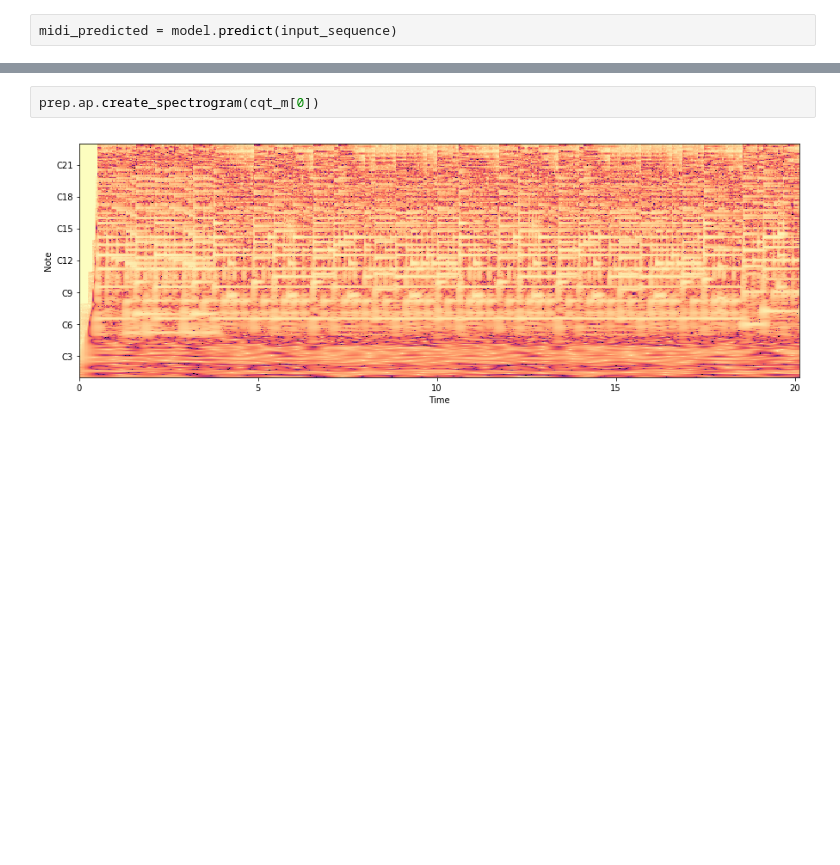
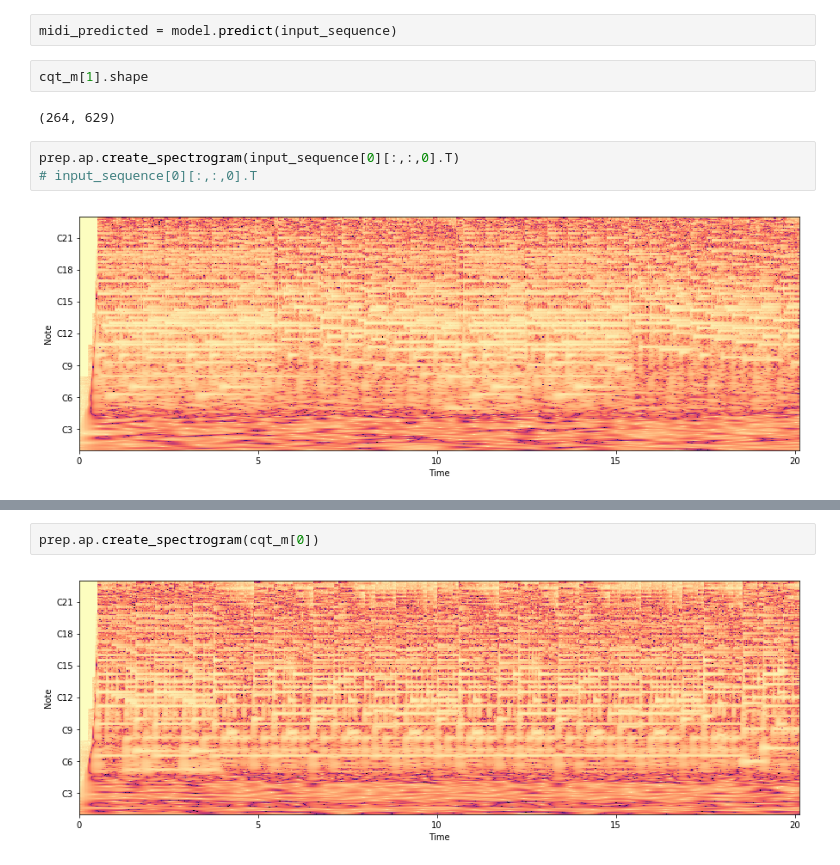
Before and after one commit to kosmels/amt_nn, a Jupyter notebook: model.ipynb, the cells around one changed output, grey strips where cells are left out. Drawn from its saved outputs; the diff is of its cells as text; blank space fills up the shorter version.

```diff
--- a/model.ipynb
+++ b/model.ipynb
@@ -232,3 +313,12 @@ input_sequence.shape
 # %%
 midi_predicted = model.predict(input_sequence)
+# %%
+cqt_m[1].shape
+# %% [output]
+(264, 629)
+# %%
+prep.ap.create_spectrogram(input_sequence[0][:,:,0].T)
+# input_sequence[0][:,:,0].T
+# %% [output]
+[figure, added]
 # %%
```
Also changed, not shown: parts of 23 cells of this notebook, 7 other files.
